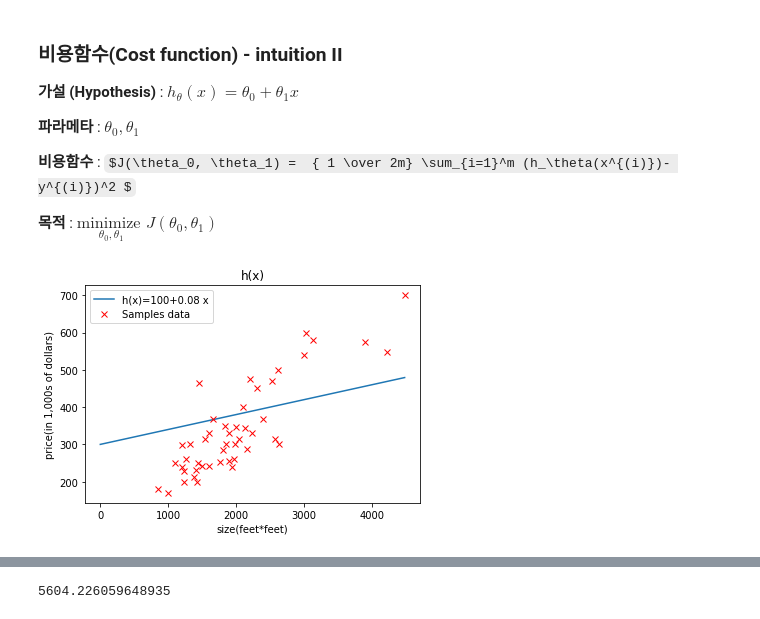
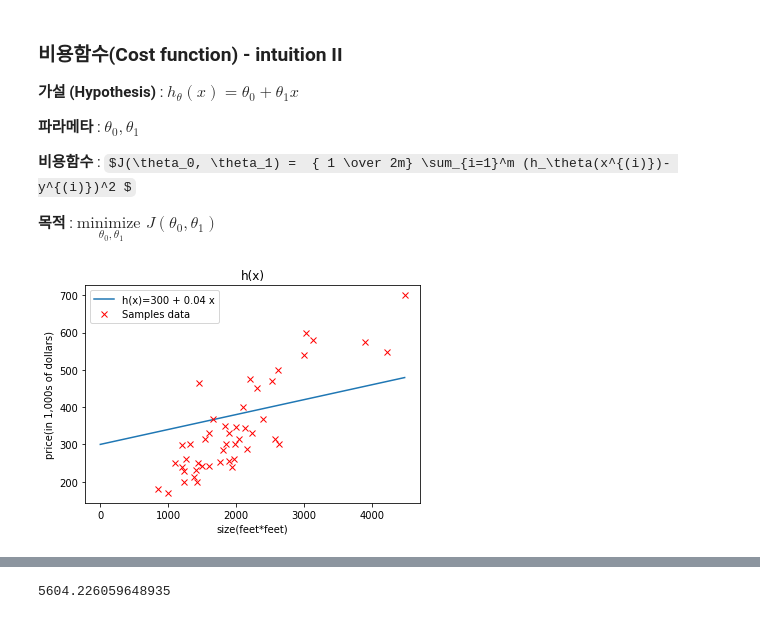
Before and after one commit to junji64/Machine-Learning, a Jupyter notebook: 1. Linear regression with one variable.ipynb, the cells around one changed output, grey strips where cells are left out. Saved outputs shown, nothing was run; the diff lists cells and outputs as text; code cells hidden in the pictures; some formulas as TeX source.

```diff
--- a/1. Linear regression with one variable.ipynb
+++ b/1. Linear regression with one variable.ipynb
@@ -186,14 +189,14 @@ $$\min_{\theta_0, \theta_1} J(\theta_0, \theta_1) \quad \leftarrow \text{Minimiz
 # %%
 x = np.arange(0,4500,20)
 y = 300 + 0.04 * x
-plt.plot(x, y, '-', label='h(x)=100+0.08 x')
+plt.plot(x, y, '-', label='h(x)=300 + 0.04 x')
 
 plt.plot(size_data, price_data, 'rx', label='Samples data')
 plt.legend()
 plt.xlabel('size(feet*feet)')
 plt.ylabel('price(in 1,000s of dollars)')
 plt.title('h(x)')
 plt.draw()
 # %% [output]
-[figure, old version]
+[figure, new version]
 # %% [markdown]
```
Also changed, not shown: parts of 12 cells of this notebook.
